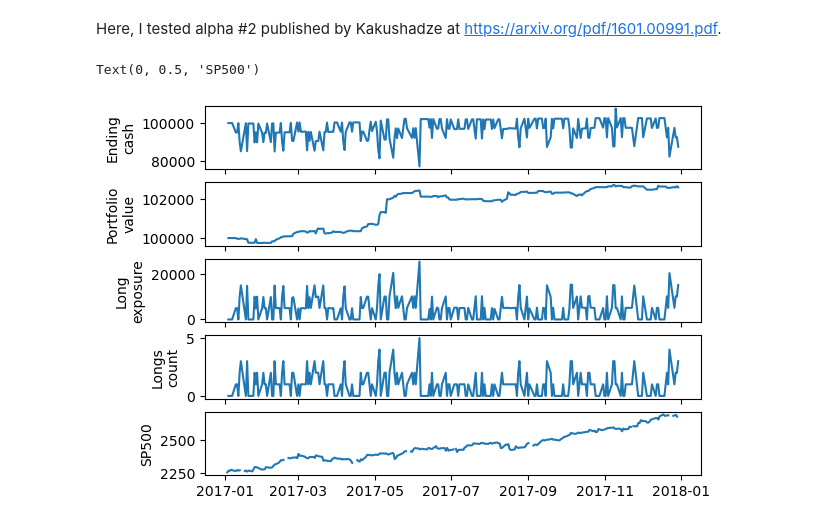
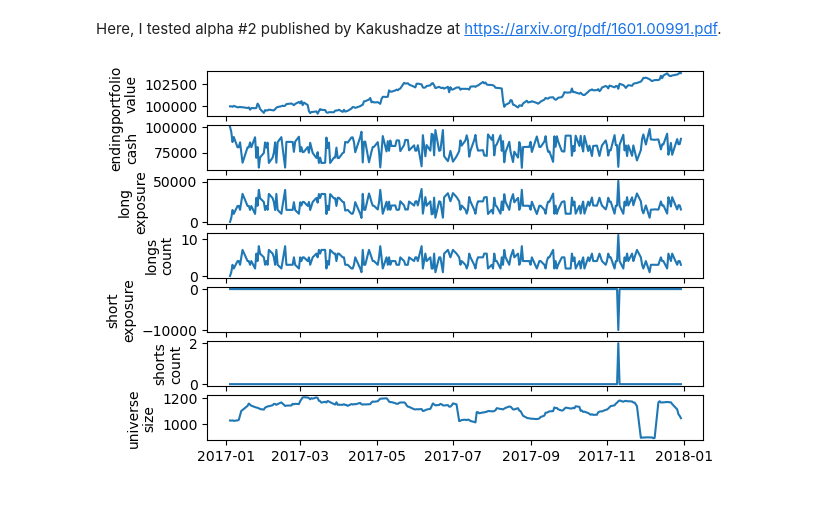
Before and after one commit to jianjiu-chen/test_published_WorldQuant_alphas, a Jupyter notebook: alpha2.ipynb, the cells around one changed output. Cells and saved outputs as stored; diff of their text form; code cells hidden in the pictures.

```diff
--- a/alpha2.ipynb
+++ b/alpha2.ipynb
@@ -66,7 +66,10 @@ def make_pipeline():
         columns={
             "longs": alpha2.top(10),
         },
-        screen=MinOfPriceMultiVol() > STARTING_CASH * 1000,
+        screen=MinOfPriceMultiVol() > STARTING_CASH * 100,
+        # the scalar above is manually adjusted based on universe size
+        # if *1000, we have about 100-300 assets in universe
+        # if *100, we have 1000-2000 assets
     )
 
 
@@ -128,17 +131,11 @@ result = run_algorithm(start=start,#.tz_localize('UTC')
                        bundle='quandl',
                        data_frequency='daily')
 # %%
-fig, (ax1, ax2, ax3, ax4, ax5) = plt.subplots(5,1,sharex=True)
-ax1.plot(result.ending_cash)
-ax2.plot(result.portfolio_value)
-ax3.plot(result.long_exposure)
-ax4.plot(result.longs_count)
-ax5.plot(sp500)
-ax1.set_ylabel('Ending\ncash')
-ax2.set_ylabel('Portfolio\nvalue')
-ax3.set_ylabel('Long\nexposure')
-ax4.set_ylabel('Longs\ncount')
-ax5.set_ylabel('SP500')
+cols_to_plot = ['portfolio_value','ending_cash','long_exposure','longs_count','short_exposure','shorts_count',
+               'universe_size']
+fig, axes = plt.subplots(7, 1, sharex=True)
+for i, col_i in enumerate(cols_to_plot):
+    axes[i].plot(result[col_i])
+    axes[i].set_ylabel(col_i.replace('_','\n'))
 # %% [output]
-Text(0, 0.5, 'SP500')
-[figure, old version]
+[figure, new version]
```
Also changed, not shown: parts of 1 cell of this notebook.
